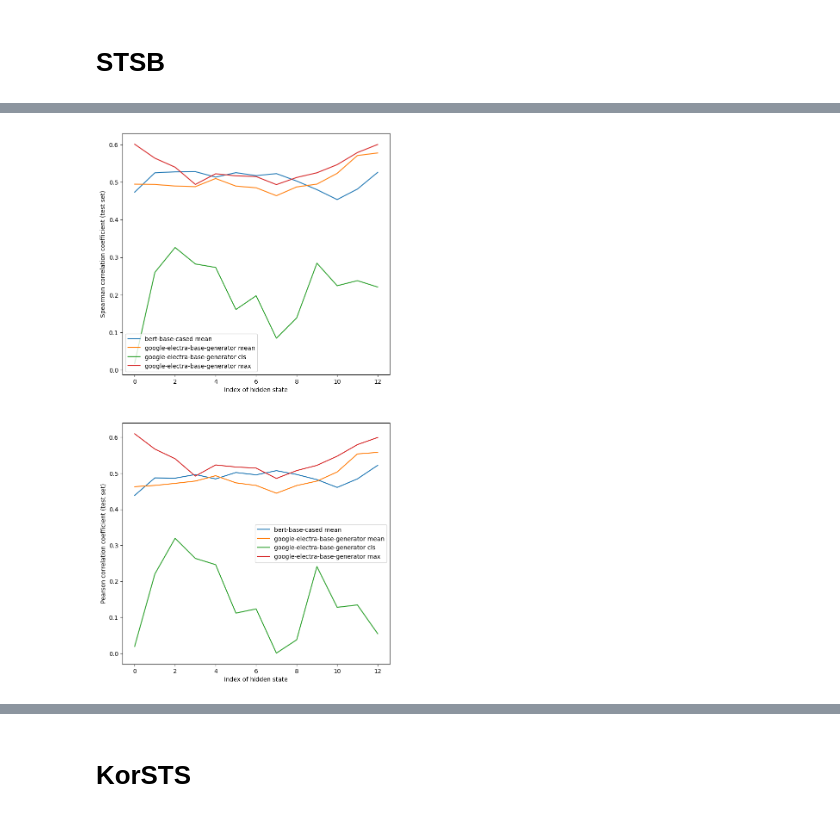
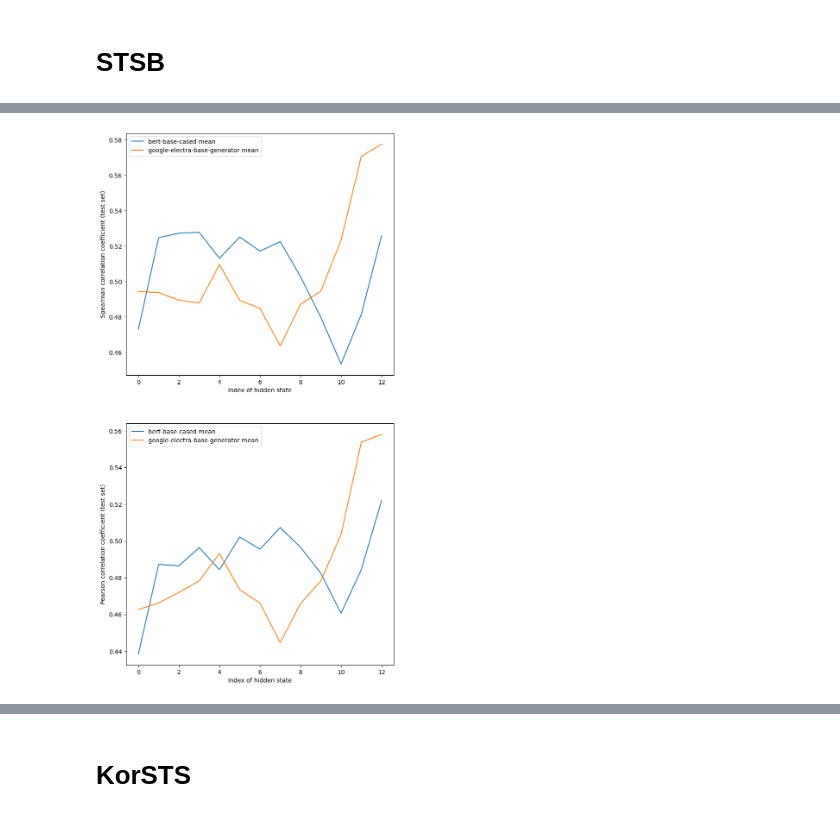
Before and after one commit to ir2718/similarity-embedding-quality, a Jupyter notebook: notebooks/comparison2.ipynb, the cells around one changed output, grey strips where cells are left out. Saved outputs shown, nothing was run; the diff lists cells and outputs as text; code cells hidden in the pictures.

```diff
--- a/notebooks/comparison2.ipynb
+++ b/notebooks/comparison2.ipynb
@@ -118,0 +72,8 @@ for x in models:
+# %%
+models = [
+    ("bert-base-cased", ["mean"], 13),
+    #("google-electra-base-discriminator", ["mean"], 13),
+    ("google-electra-base-generator", ["mean"], 13),
+]
+
+plot_func(models)
@@ -119,35 +82,4 @@ for x in models:
 # %%
-models = [
-    ("bert-base-cased", ["mean"], 13),
-    #("google-electra-base-discriminator", ["mean",  "max", "cls"], 13),
-    ("google-electra-base-generator", ["mean", "cls", "max"], 13)
-]
-
-fig, axs = plt.subplots(2, 1, figsize=(8, 16))
-
-for x in models:
-    m = x[0]
-    pool = x[1]
-    c = x[2]
-    for p in pool:
-        spearman, pearson = [], []
-        for i in range(c):
-            res = json.load(open(f"../output/{m}/{p}/{i}_to_{i+1}/test_results_unsupervised.json"))
-
-            mean_1 = res["mean_cosine_spearman_test"]
-            spearman.append(mean_1)
-
-            mean_2 = res["mean_cosine_pearson_test"]
-            pearson.append(mean_2)
-
-        axs[0].plot(spearman, label=f"{m} {p}")
-        axs[0].set_xlabel("Index of hidden state")
-        axs[0].set_ylabel("Spearman correlation coefficient (test set)")
-        axs[0].legend()
-
-        axs[1].plot(pearson, label=f"{m} {p}")
-        axs[1].set_xlabel("Index of hidden state")
-        axs[1].set_ylabel("Pearson correlation coefficient (test set)")
-        axs[1].legend()
+plot_func(models, unsupervised="_unsupervised")
 # %% [output]
-[figure, old version]
+[figure, new version]
```
Also changed, not shown: parts of 24 cells of this notebook.
